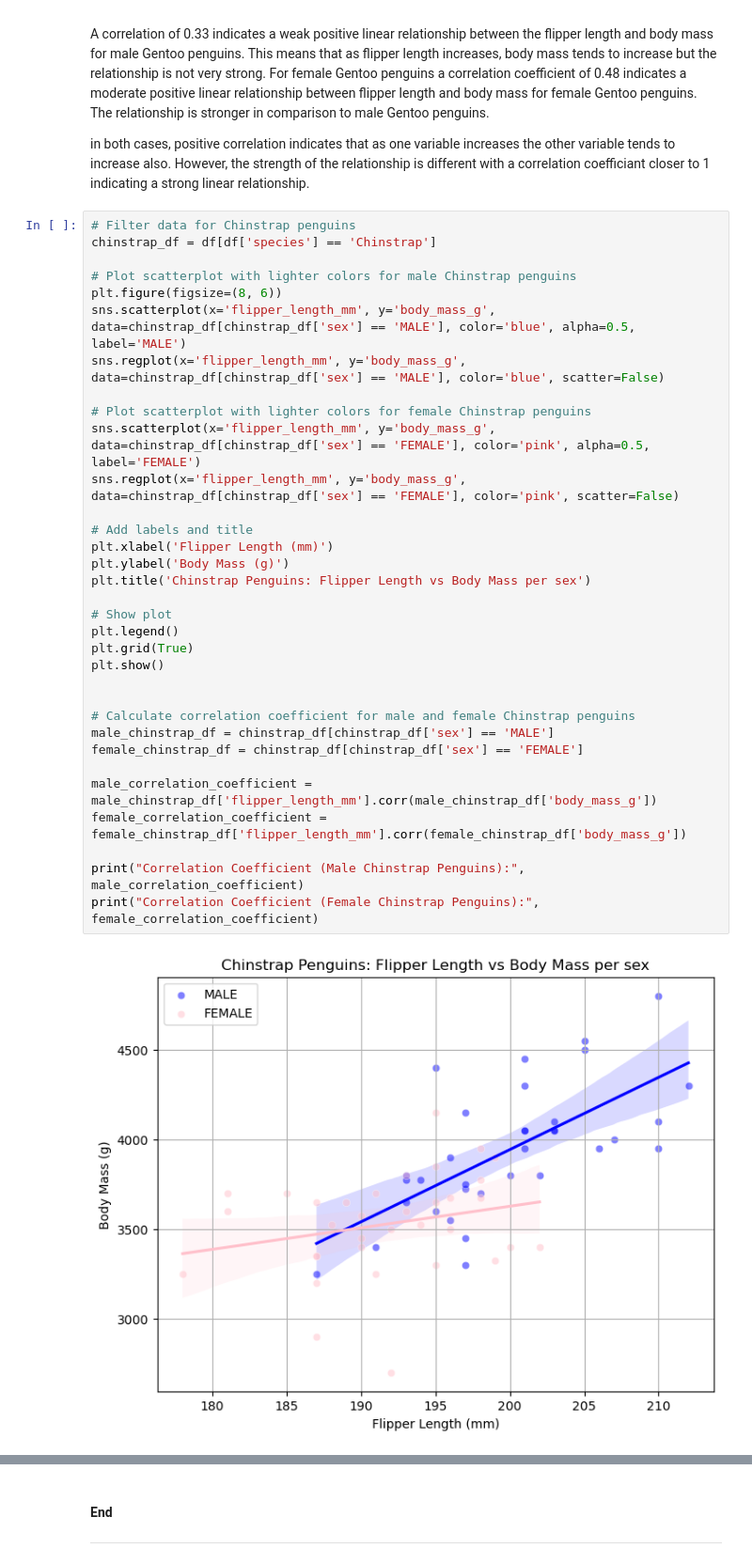
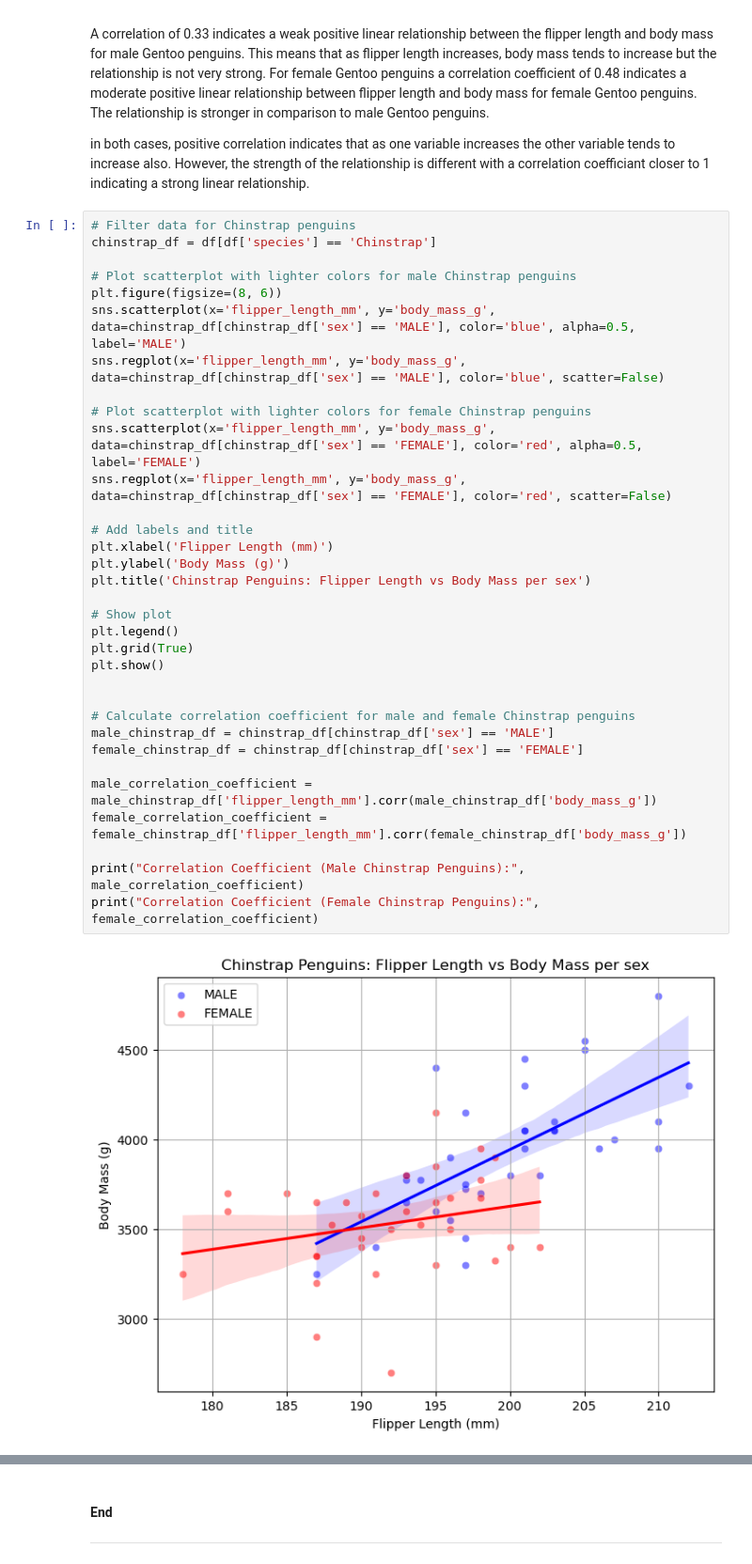
Before and after one commit to L-g00438909/my_work, a Jupyter notebook: penguins.ipynb, the cells around one changed output, grey strips where cells are left out. Shown at 94% size. Drawn from its saved outputs; the diff is of its cells as text.

```diff
--- a/penguins.ipynb
+++ b/penguins.ipynb
@@ -1276,36 +1274,36 @@ in both cases, positive correlation indicates that as one variable increases the
 chinstrap_df = df[df['species'] == 'Chinstrap']
 
 # Plot scatterplot with lighter colors for male Chinstrap penguins
 plt.figure(figsize=(8, 6))
 sns.scatterplot(x='flipper_length_mm', y='body_mass_g', data=chinstrap_df[chinstrap_df['sex'] == 'MALE'], color='blue', alpha=0.5, label='MALE')
 sns.regplot(x='flipper_length_mm', y='body_mass_g', data=chinstrap_df[chinstrap_df['sex'] == 'MALE'], color='blue', scatter=False)
 
 # Plot scatterplot with lighter colors for female Chinstrap penguins
-sns.scatterplot(x='flipper_length_mm', y='body_mass_g', data=chinstrap_df[chinstrap_df['sex'] == 'FEMALE'], color='pink', alpha=0.5, label='FEMALE')
-sns.regplot(x='flipper_length_mm', y='body_mass_g', data=chinstrap_df[chinstrap_df['sex'] == 'FEMALE'], color='pink', scatter=False)
+sns.scatterplot(x='flipper_length_mm', y='body_mass_g', data=chinstrap_df[chinstrap_df['sex'] == 'FEMALE'], color='red', alpha=0.5, label='FEMALE')
+sns.regplot(x='flipper_length_mm', y='body_mass_g', data=chinstrap_df[chinstrap_df['sex'] == 'FEMALE'], color='red', scatter=False)
 
 # Add labels and title
 plt.xlabel('Flipper Length (mm)')
 plt.ylabel('Body Mass (g)')
 plt.title('Chinstrap Penguins: Flipper Length vs Body Mass per sex')
 
 # Show plot
 plt.legend()
 plt.grid(True)
 plt.show()
 
 
 # Calculate correlation coefficient for male and female Chinstrap penguins
 male_chinstrap_df = chinstrap_df[chinstrap_df['sex'] == 'MALE']
 female_chinstrap_df = chinstrap_df[chinstrap_df['sex'] == 'FEMALE']
 
 male_correlation_coefficient = male_chinstrap_df['flipper_length_mm'].corr(male_chinstrap_df['body_mass_g'])
 female_correlation_coefficient = female_chinstrap_df['flipper_length_mm'].corr(female_chinstrap_df['body_mass_g'])
 
 print("Correlation Coefficient (Male Chinstrap Penguins):", male_correlation_coefficient)
 print("Correlation Coefficient (Female Chinstrap Penguins):", female_correlation_coefficient)
 # %% [output]
-[figure, old version]
+[figure, new version]
 Correlation Coefficient (Male Chinstrap Penguins): 0.6645877076388736
 Correlation Coefficient (Female Chinstrap Penguins): 0.24215001572228773
 # %% [markdown]
```
Also changed, not shown: parts of 4 cells of this notebook.
